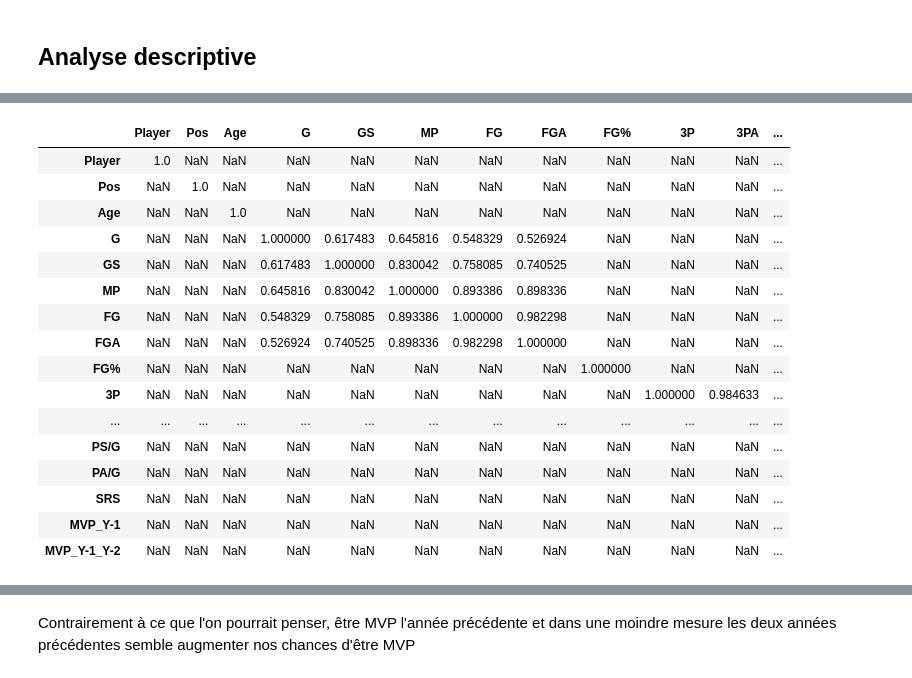
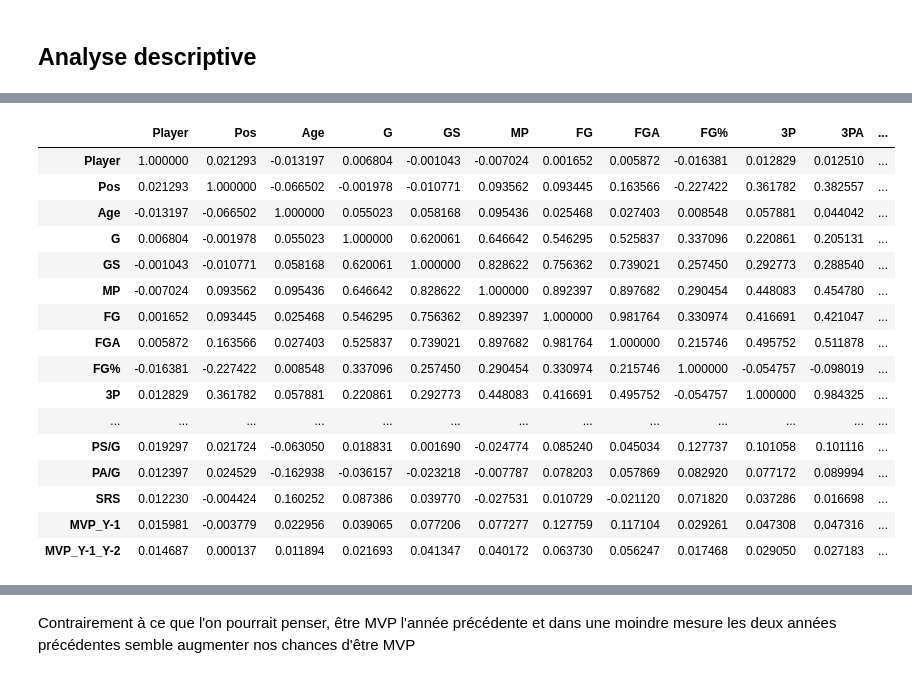
Before and after one commit to MartinErwan/ML_NBA_MVP_Prediction, a Jupyter notebook: PFE_Prediction.ipynb, the cells around one changed output, grey strips where cells are left out. Cells and saved outputs as stored; diff of their text form; code cells hidden in the pictures.

```diff
--- a/PFE_Prediction.ipynb
+++ b/PFE_Prediction.ipynb
@@ -148,23 +148,23 @@ plt.show()
 # %%
-DF.corr()[DF.corr()>0.5]
+DF.corr()
 # %% [output]
 |  | Player | Pos | Age | G | GS | MP | FG | FGA | FG% | 3P | 3PA | ... |
-| Player | 1.0 | NaN | NaN | NaN | NaN | NaN | NaN | NaN | NaN | NaN | NaN | ... |
-| Pos | NaN | 1.0 | NaN | NaN | NaN | NaN | NaN | NaN | NaN | NaN | NaN | ... |
-| Age | NaN | NaN | 1.0 | NaN | NaN | NaN | NaN | NaN | NaN | NaN | NaN | ... |
-| G | NaN | NaN | NaN | 1.000000 | 0.617483 | 0.645816 | 0.548329 | 0.526924 | NaN | NaN | NaN | ... |
-| GS | NaN | NaN | NaN | 0.617483 | 1.000000 | 0.830042 | 0.758085 | 0.740525 | NaN | NaN | NaN | ... |
-| MP | NaN | NaN | NaN | 0.645816 | 0.830042 | 1.000000 | 0.893386 | 0.898336 | NaN | NaN | NaN | ... |
-| FG | NaN | NaN | NaN | 0.548329 | 0.758085 | 0.893386 | 1.000000 | 0.982298 | NaN | NaN | NaN | ... |
-| FGA | NaN | NaN | NaN | 0.526924 | 0.740525 | 0.898336 | 0.982298 | 1.000000 | NaN | NaN | NaN | ... |
-| FG% | NaN | NaN | NaN | NaN | NaN | NaN | NaN | NaN | 1.000000 | NaN | NaN | ... |
-| 3P | NaN | NaN | NaN | NaN | NaN | NaN | NaN | NaN | NaN | 1.000000 | 0.984633 | ... |
+| Player | 1.000000 | 0.021293 | -0.013197 | 0.006804 | -0.001043 | -0.007024 | 0.001652 | 0.005872 | -0.016381 | 0.012829 | 0.012510 | ... |
+| Pos | 0.021293 | 1.000000 | -0.066502 | -0.001978 | -0.010771 | 0.093562 | 0.093445 | 0.163566 | -0.227422 | 0.361782 | 0.382557 | ... |
+| Age | -0.013197 | -0.066502 | 1.000000 | 0.055023 | 0.058168 | 0.095436 | 0.025468 | 0.027403 | 0.008548 | 0.057881 | 0.044042 | ... |
+| G | 0.006804 | -0.001978 | 0.055023 | 1.000000 | 0.620061 | 0.646642 | 0.546295 | 0.525837 | 0.337096 | 0.220861 | 0.205131 | ... |
+| GS | -0.001043 | -0.010771 | 0.058168 | 0.620061 | 1.000000 | 0.828622 | 0.756362 | 0.739021 | 0.257450 | 0.292773 | 0.288540 | ... |
+| MP | -0.007024 | 0.093562 | 0.095436 | 0.646642 | 0.828622 | 1.000000 | 0.892397 | 0.897682 | 0.290454 | 0.448083 | 0.454780 | ... |
+| FG | 0.001652 | 0.093445 | 0.025468 | 0.546295 | 0.756362 | 0.892397 | 1.000000 | 0.981764 | 0.330974 | 0.416691 | 0.421047 | ... |
+| FGA | 0.005872 | 0.163566 | 0.027403 | 0.525837 | 0.739021 | 0.897682 | 0.981764 | 1.000000 | 0.215746 | 0.495752 | 0.511878 | ... |
+| FG% | -0.016381 | -0.227422 | 0.008548 | 0.337096 | 0.257450 | 0.290454 | 0.330974 | 0.215746 | 1.000000 | -0.054757 | -0.098019 | ... |
+| 3P | 0.012829 | 0.361782 | 0.057881 | 0.220861 | 0.292773 | 0.448083 | 0.416691 | 0.495752 | -0.054757 | 1.000000 | 0.984325 | ... |
 | ... | ... | ... | ... | ... | ... | ... | ... | ... | ... | ... | ... | ... |
-| PS/G | NaN | NaN | NaN | NaN | NaN | NaN | NaN | NaN | NaN | NaN | NaN | ... |
-| PA/G | NaN | NaN | NaN | NaN | NaN | NaN | NaN | NaN | NaN | NaN | NaN | ... |
-| SRS | NaN | NaN | NaN | NaN | NaN | NaN | NaN | NaN | NaN | NaN | NaN | ... |
-| MVP_Y-1 | NaN | NaN | NaN | NaN | NaN | NaN | NaN | NaN | NaN | NaN | NaN | ... |
-| MVP_Y-1_Y-2 | NaN | NaN | NaN | NaN | NaN | NaN | NaN | NaN | NaN | NaN | NaN | ... |
+| PS/G | 0.019297 | 0.021724 | -0.063050 | 0.018831 | 0.001690 | -0.024774 | 0.085240 | 0.045034 | 0.127737 | 0.101058 | 0.101116 | ... |
+| PA/G | 0.012397 | 0.024529 | -0.162938 | -0.036157 | -0.023218 | -0.007787 | 0.078203 | 0.057869 | 0.082920 | 0.077172 | 0.089994 | ... |
+| SRS | 0.012230 | -0.004424 | 0.160252 | 0.087386 | 0.039770 | -0.027531 | 0.010729 | -0.021120 | 0.071820 | 0.037286 | 0.016698 | ... |
+| MVP_Y-1 | 0.015981 | -0.003779 | 0.022956 | 0.039065 | 0.077206 | 0.077277 | 0.127759 | 0.117104 | 0.029261 | 0.047308 | 0.047316 | ... |
+| MVP_Y-1_Y-2 | 0.014687 | 0.000137 | 0.011894 | 0.021693 | 0.041347 | 0.040172 | 0.063730 | 0.056247 | 0.017468 | 0.029050 | 0.027183 | ... |
 # %%
 DF_corr = DF.corr()
 columns = DF.columns
```
Also changed, not shown: parts of 15 cells of this notebook, 14 other files.
